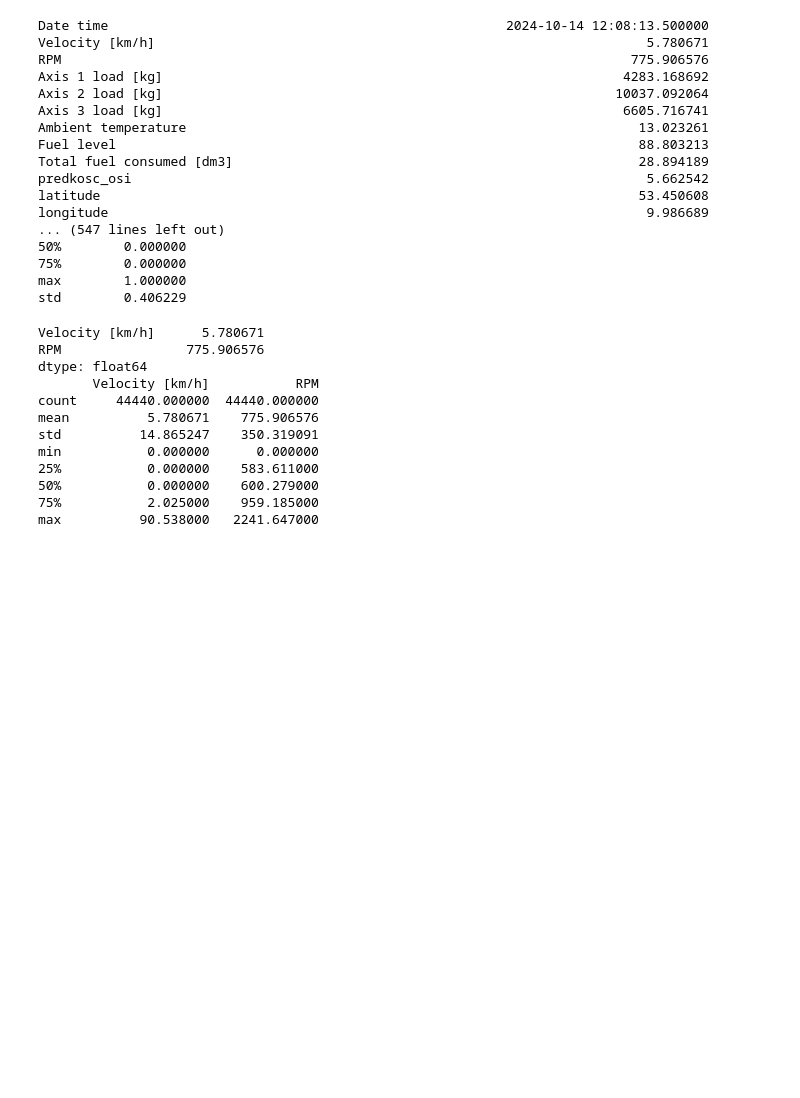
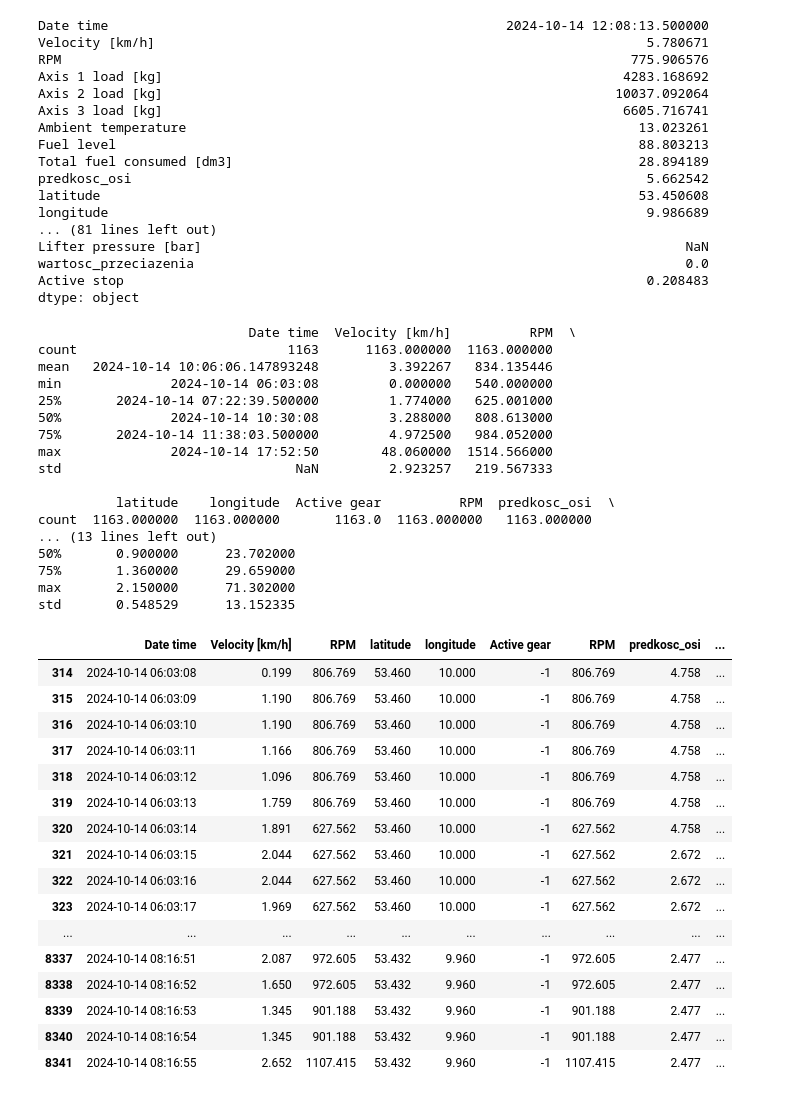
Before and after one commit to Siekla/Recrutation_task, a Jupyter notebook: Reverse_driving_analysis.ipynb, the cells around one changed output. Saved outputs shown, nothing was run; the diff lists cells and outputs as text; code cells hidden in the pictures; blank space fills up the shorter version.

```diff
--- a/Reverse_driving_analysis.ipynb
+++ b/Reverse_driving_analysis.ipynb
@@ -1,7 +1,7 @@
 # %%
 import pandas as pd
-pd.set_option('display.max_rows', None)  # Pokaż wszystkie wiersze
-pd.set_option('display.max_columns', None)
+# pd.set_option('display.max_rows', None)
+# pd.set_option('display.max_columns', None)
 
 df = pd.read_excel("analiza_jazdy_na_biegu_wstecznym/21322_data_table_full_2024-10-14.xlsx")
 
@@ -20,24 +20,50 @@ Total fuel consumed [dm3]                                                    28.
 predkosc_osi                                                                  5.662542
 latitude                                                                     53.450608
 longitude                                                                     9.986689
-... (547 lines left out)
-50%        0.000000
-75%        0.000000
-max        1.000000
-std        0.406229
+... (81 lines left out)
+Lifter pressure [bar]                                                              NaN
+wartosc_przeciazenia                                                               0.0
+Active stop                                                                   0.208483
+dtype: object
 # %%
-df_not_null = df[["Date time","Velocity [km/h]", "RPM","latitude", "longitude","Active gear", "RPM", "predkosc_osi", "distance_m", "Distance [km]"]]
-print(df_not_null.describe())
+# przebiegi, prędkości, lokalizacje, czas trwania, liczba przypadków jazdy na wstecznym biegu, a także odniesienie do innych parametrów, np. masy pojazdu.
+revarse_drive_data = df[df["Active gear"] < 0]
+revarse_drive_data = revarse_drive_data[["Date time","Velocity [km/h]", "RPM","latitude", "longitude","Active gear", "RPM", "predkosc_osi", "distance_m", "Distance [km]"]]
+
+print(revarse_drive_data.describe())
+display(revarse_drive_data)
 # %% [output]
-Velocity [km/h]      5.780671
-RPM                775.906576
-dtype: float64
-       Velocity [km/h]           RPM
-count     44440.000000  44440.000000
-mean          5.780671    775.906576
-std          14.865247    350.319091
-min           0.000000      0.000000
-25%           0.000000    583.611000
-50%           0.000000    600.279000
-75%           2.025000    959.185000
-max          90.538000   2241.647000
+                           Date time  Velocity [km/h]          RPM  \
+count                           1163      1163.000000  1163.000000
+mean   2024-10-14 10:06:06.147893248         3.392267   834.135446
+min              2024-10-14 06:03:08         0.000000   540.000000
+25%       2024-10-14 07:22:39.500000         1.774000   625.001000
+50%              2024-10-14 10:30:08         3.288000   808.613000
+75%       2024-10-14 11:38:03.500000         4.972500   984.052000
+max              2024-10-14 17:52:50        48.060000  1514.566000
+std                              NaN         2.923257   219.567333
+
+          latitude    longitude  Active gear          RPM  predkosc_osi  \
+count  1163.000000  1163.000000       1163.0  1163.000000   1163.000000
+... (13 lines left out)
+50%       0.900000      23.702000
+75%       1.360000      29.659000
+max       2.150000      71.302000
+std       0.548529      13.152335
+|  | Date time | Velocity [km/h] | RPM | latitude | longitude | Active gear | RPM | predkosc_osi | ... |
+| 314 | 2024-10-14 06:03:08 | 0.199 | 806.769 | 53.460 | 10.000 | -1 | 806.769 | 4.758 | ... |
+| 315 | 2024-10-14 06:03:09 | 1.190 | 806.769 | 53.460 | 10.000 | -1 | 806.769 | 4.758 | ... |
+| 316 | 2024-10-14 06:03:10 | 1.190 | 806.769 | 53.460 | 10.000 | -1 | 806.769 | 4.758 | ... |
+| 317 | 2024-10-14 06:03:11 | 1.166 | 806.769 | 53.460 | 10.000 | -1 | 806.769 | 4.758 | ... |
+| 318 | 2024-10-14 06:03:12 | 1.096 | 806.769 | 53.460 | 10.000 | -1 | 806.769 | 4.758 | ... |
+| 319 | 2024-10-14 06:03:13 | 1.759 | 806.769 | 53.460 | 10.000 | -1 | 806.769 | 4.758 | ... |
+| 320 | 2024-10-14 06:03:14 | 1.891 | 627.562 | 53.460 | 10.000 | -1 | 627.562 | 4.758 | ... |
+| 321 | 2024-10-14 06:03:15 | 2.044 | 627.562 | 53.460 | 10.000 | -1 | 627.562 | 2.672 | ... |
+| 322 | 2024-10-14 06:03:16 | 2.044 | 627.562 | 53.460 | 10.000 | -1 | 627.562 | 2.672 | ... |
+| 323 | 2024-10-14 06:03:17 | 1.969 | 627.562 | 53.460 | 10.000 | -1 | 627.562 | 2.672 | ... |
+| ... | ... | ... | ... | ... | ... | ... | ... | ... | ... |
+| 8337 | 2024-10-14 08:16:51 | 2.087 | 972.605 | 53.432 | 9.960 | -1 | 972.605 | 2.477 | ... |
+| 8338 | 2024-10-14 08:16:52 | 1.650 | 972.605 | 53.432 | 9.960 | -1 | 972.605 | 2.477 | ... |
+| 8339 | 2024-10-14 08:16:53 | 1.345 | 901.188 | 53.432 | 9.960 | -1 | 901.188 | 2.477 | ... |
+| 8340 | 2024-10-14 08:16:54 | 1.345 | 901.188 | 53.432 | 9.960 | -1 | 901.188 | 2.477 | ... |
+| 8341 | 2024-10-14 08:16:55 | 2.652 | 1107.415 | 53.432 | 9.960 | -1 | 1107.415 | 2.477 | ... |
```
Also changed, not shown: parts of 1 cell of this notebook.
